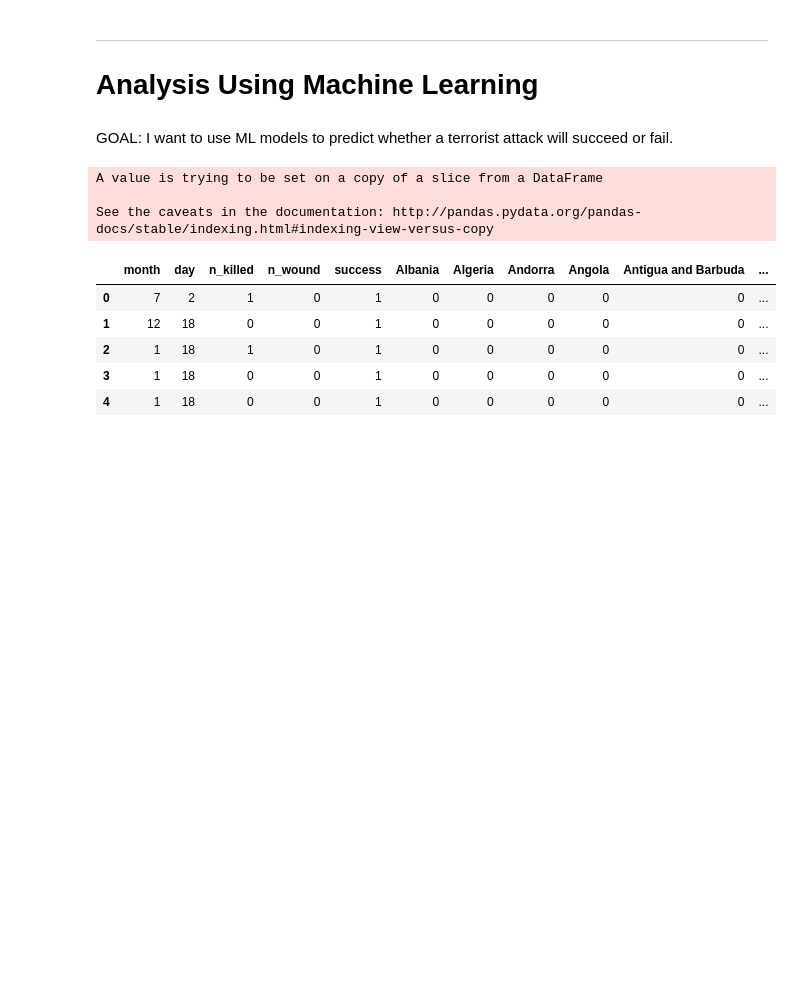
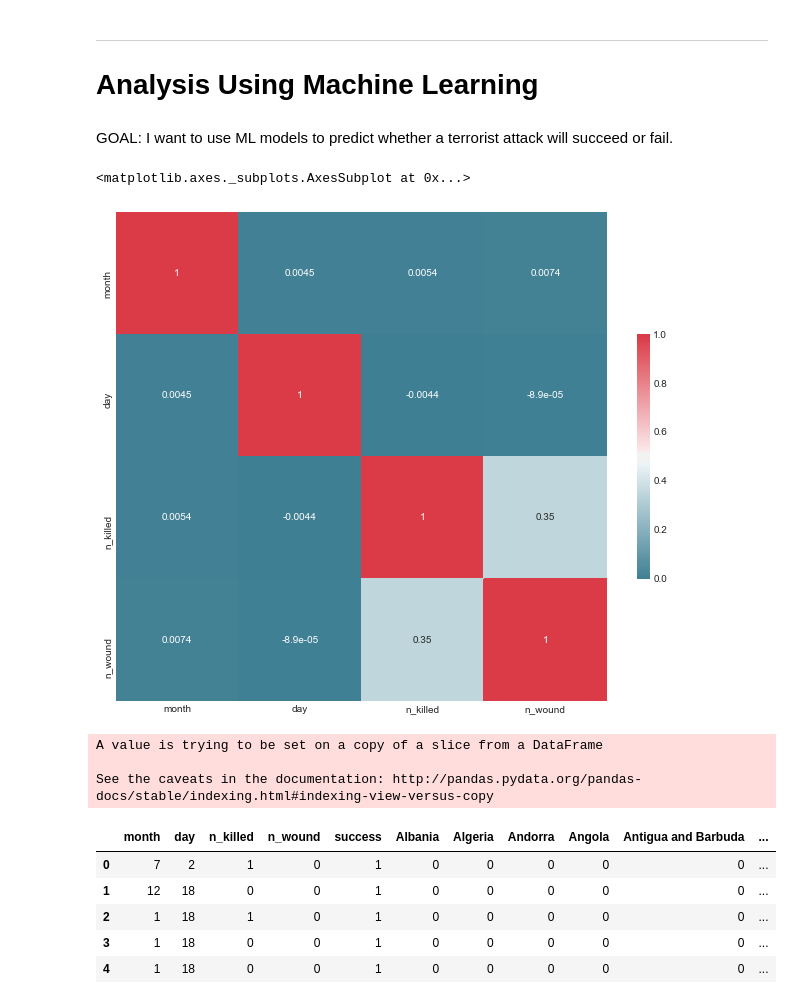
Before and after one commit to ariannalangwang/Capstone-Project-Global-Terrorism, a Jupyter notebook: Global Terrorism Project Python Code.ipynb, the cells around one changed output. Drawn from its saved outputs; the diff is of its cells as text; code cells hidden in the pictures; blank space fills up the shorter version.

```diff
--- a/Global Terrorism Project Python Code.ipynb
+++ b/Global Terrorism Project Python Code.ipynb
@@ -1013,5 +1013,20 @@ GOAL: I want to use ML models to predict whether a terrorist attack will succeed
 # Subset the df with all the columns I need for machine learning algorithms
 df_final = df_noout[['month', 'day', 'country_txt', 'attacktype_txt', 'targtype_txt',
                      'gang_name', 'weaptype_txt', 'n_killed', 'n_wound', 'success']]
+# %%
+# Compute correlations for the columns of df_final
+corr = df_final.corr()
+
+# Set up the matplotlib figure
+f, ax = plt.subplots(figsize=(11, 9))
+
+# Generate a custom diverging colormap
+cmap = sns.diverging_palette(220, 10, as_cmap=True)
+
+sns.heatmap(corr, annot=True, cmap=cmap, xticklabels=corr.columns,
+            yticklabels=corr.columns, cbar_kws={"shrink": .5})
+# %% [output]
+<matplotlib.axes._subplots.AxesSubplot at 0x...>
+[figure, added]
 # %%
 # df_final.head()
```
Also changed, not shown: parts of 2 cells of this notebook.
